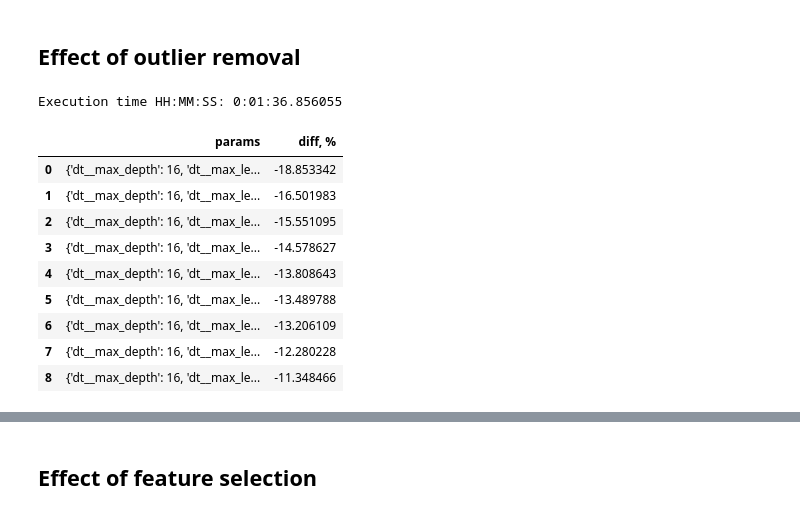
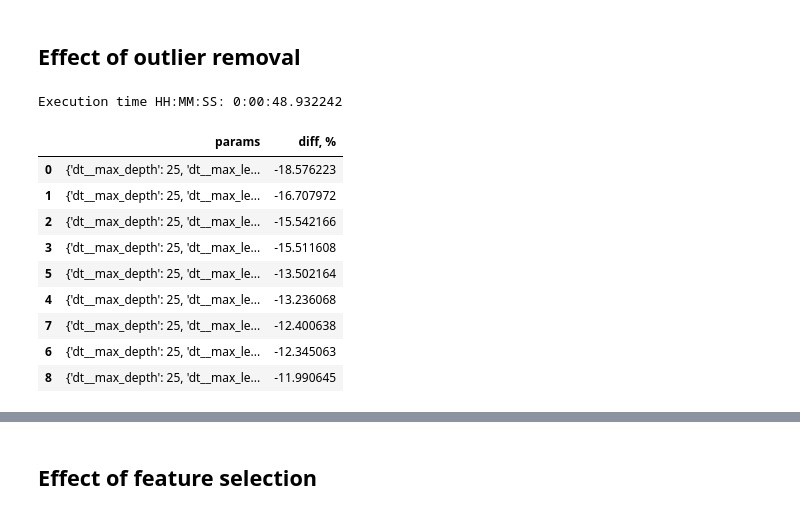
Before and after one commit to vpekar/bd4dm, a Jupyter notebook: Model development/HP effect on overfitting.ipynb, the cells around one changed output, grey strips where cells are left out. Saved outputs shown, nothing was run; the diff lists cells and outputs as text; code cells hidden in the pictures.

```diff
--- a/Model development/HP effect on overfitting.ipynb
+++ b/Model development/HP effect on overfitting.ipynb
@@ -204,21 +196,21 @@ def run_pipeline(hp_grid):
                ["total_rooms", "total_bedrooms", "population", "households", "median_income"]]
 
     pipe = Pipeline([
-        ('imputer', SimpleImputer(strategy="median")),
+        ('imputer', SimpleImputer(strategy="mean")),
         ('logtransformer', LogTransformer(col_idx)),
-        ('iforest', OutlierDetectionWrapper(n_estimators=100, random_state=7, contamination=0.03)),
-        ('fsel', SelectKBest(r_regression, k=10)),
+        ('iforest', OutlierDetectionWrapper(n_estimators=50, random_state=7)),
+        ('fsel', SelectKBest(r_regression)),
         ('scaler', StandardScaler()),
         ('dt', DecisionTreeRegressor(random_state=7))
     ])
 
     best_hp = {
-        'dt__max_depth': [16],
-        'dt__max_leaf_nodes': [9807],
-        'dt__min_samples_leaf': [16],
+        'dt__max_depth': [25],
+        'dt__max_leaf_nodes': [16000],
+        'dt__min_samples_leaf': [15],
         'dt__min_samples_split': [50],
         'fsel__k': [13],
-        'iforest__contamination': [0.1]
+        'iforest__contamination': [0.001],
     }
 
     best_hp.update(hp_grid)
@@ -236,29 +228,38 @@ def run_pipeline(hp_grid):
     cv_results["diff, %"] = 100*(cv_results["mean_train_score"]-cv_results["mean_test_score"]
                                                          )/cv_results["mean_train_score"]
 
-    return cv_results[["params", "diff, %"]].sort_values('diff, %')
+    # bar plot
+    hp_name = list(hp_grid.keys())[0]
+    hp_settings = [x[hp_name] for x in cv_results["params"].values.tolist()]
+    diff_vals = np.abs(cv_results["diff, %"].values)
+    df_plot = pd.DataFrame(data={hp_name: hp_settings, 'diff, %': diff_vals}).set_index(hp_name)
+
+    # table
+    table = cv_results[["params", "diff, %"]].sort_values('diff, %')
+
+    return table, df_plot
 # %% [markdown]
 ## Effect of outlier removal
 # %%
 start = timer()
 
 hp_grid = {
     'iforest__contamination': [0.001, 0.025, 0.05, 0.075, 0.1, 0.125, 0.15, 0.175, 0.2]
 }
-result = run_pipeline(hp_grid)
+table, plot = run_pipeline(hp_grid)
 
 print("Execution time HH:MM:SS:", timedelta(seconds=timer() - start))
 
-result
+table
 # %% [output]
-Execution time HH:MM:SS: 0:01:36.856055
+Execution time HH:MM:SS: 0:00:48.932242
 |  | params | diff, % |
-| 0 | {'dt__max_depth': 16, 'dt__max_le... | -18.853342 |
-| 1 | {'dt__max_depth': 16, 'dt__max_le... | -16.501983 |
-| 2 | {'dt__max_depth': 16, 'dt__max_le... | -15.551095 |
-| 3 | {'dt__max_depth': 16, 'dt__max_le... | -14.578627 |
-| 4 | {'dt__max_depth': 16, 'dt__max_le... | -13.808643 |
-| 5 | {'dt__max_depth': 16, 'dt__max_le... | -13.489788 |
-| 6 | {'dt__max_depth': 16, 'dt__max_le... | -13.206109 |
-| 7 | {'dt__max_depth': 16, 'dt__max_le... | -12.280228 |
-| 8 | {'dt__max_depth': 16, 'dt__max_le... | -11.348466 |
+| 0 | {'dt__max_depth': 25, 'dt__max_le... | -18.576223 |
+| 1 | {'dt__max_depth': 25, 'dt__max_le... | -16.707972 |
+| 2 | {'dt__max_depth': 25, 'dt__max_le... | -15.542166 |
+| 3 | {'dt__max_depth': 25, 'dt__max_le... | -15.511608 |
+| 5 | {'dt__max_depth': 25, 'dt__max_le... | -13.502164 |
+| 4 | {'dt__max_depth': 25, 'dt__max_le... | -13.236068 |
+| 7 | {'dt__max_depth': 25, 'dt__max_le... | -12.400638 |
+| 6 | {'dt__max_depth': 25, 'dt__max_le... | -12.345063 |
+| 8 | {'dt__max_depth': 25, 'dt__max_le... | -11.990645 |
```
Also changed, not shown: parts of 12 cells of this notebook, 5 other files.
